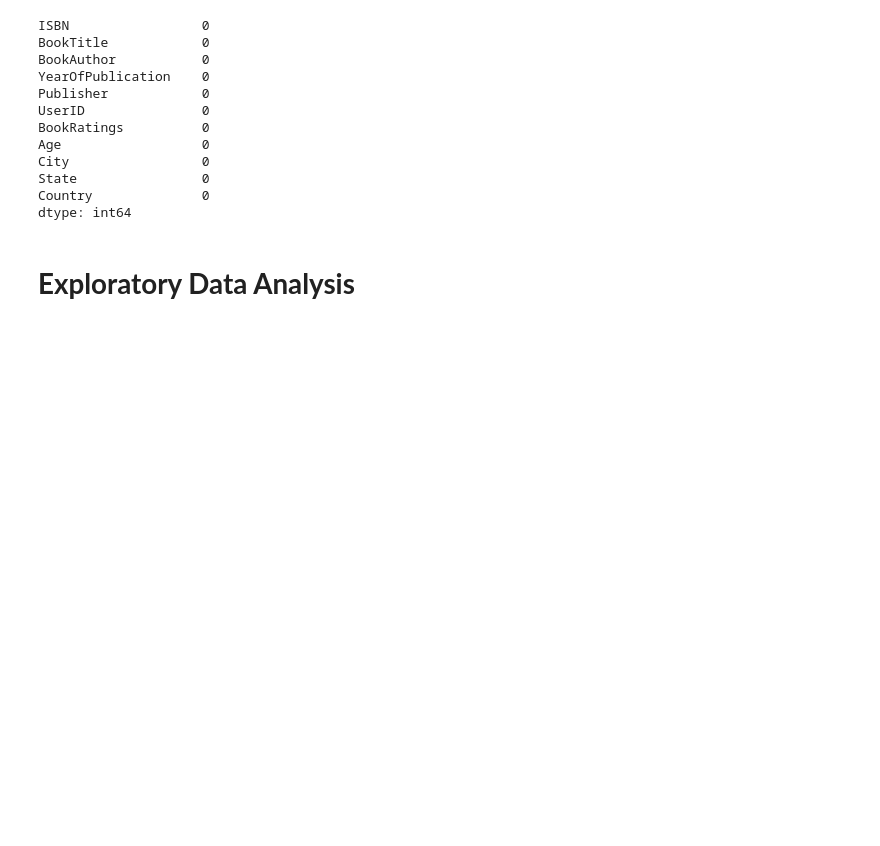
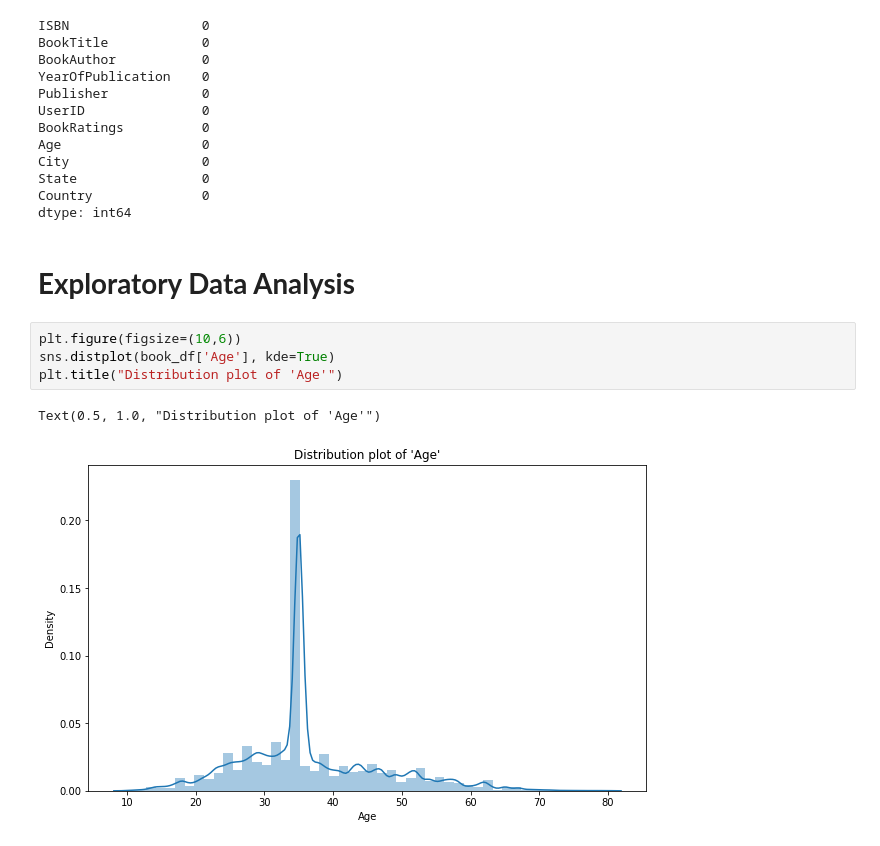
Before and after one commit to preetikhullbe/Book-Recommendation-sysytem, a Jupyter notebook: Book_recommendation_system_preeti.ipynb, the cells around one changed output. Saved outputs shown, nothing was run; the diff lists cells and outputs as text; blank space fills up the shorter version.

```diff
--- a/Book_recommendation_system_preeti.ipynb
+++ b/Book_recommendation_system_preeti.ipynb
@@ -551,3 +551,10 @@ Country              0
 dtype: int64
 # %% [markdown]
 # **Exploratory Data Analysis**
+# %%
+plt.figure(figsize=(10,6))
+sns.distplot(book_df['Age'], kde=True)
+plt.title("Distribution plot of 'Age'")
+# %% [output]
+Text(0.5, 1.0, "Distribution plot of 'Age'")
+[figure, added]
```
Also changed, not shown: parts of 22 cells of this notebook.
